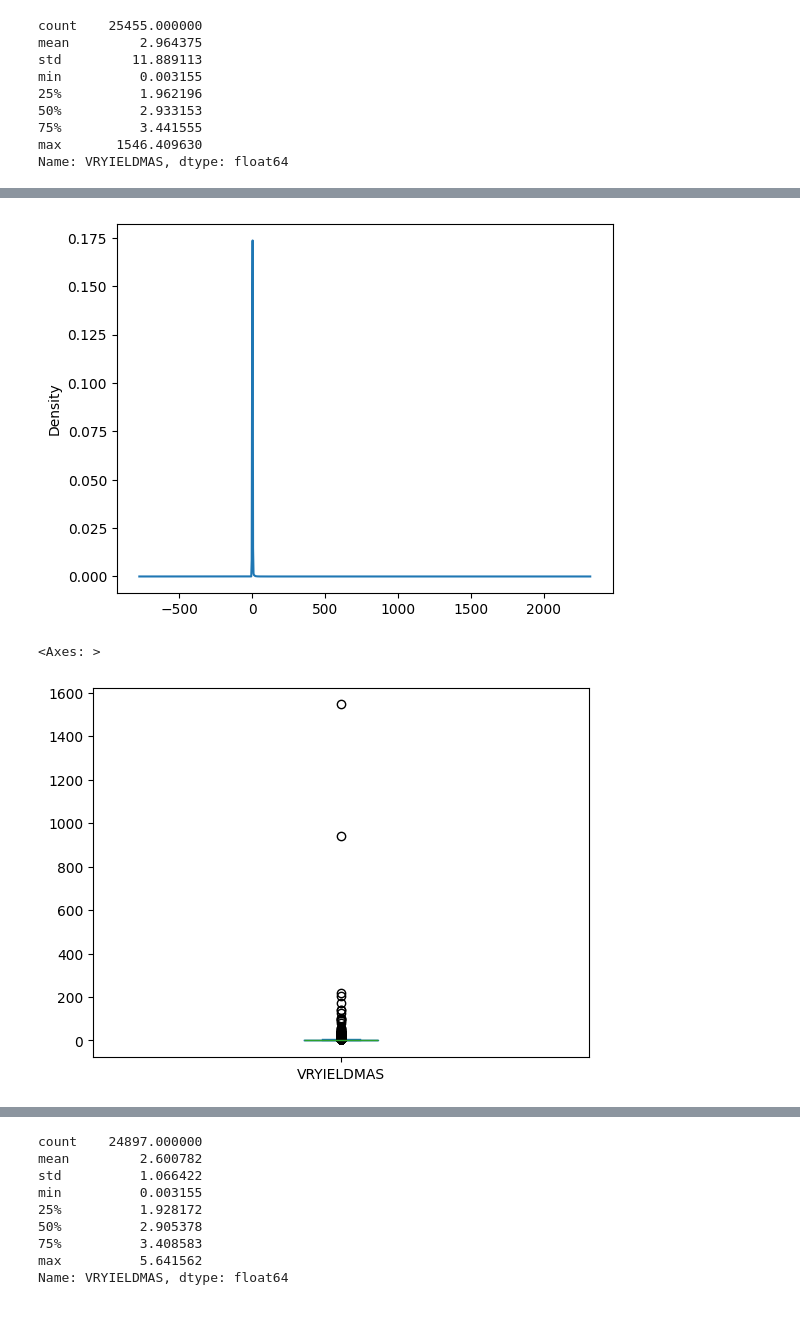
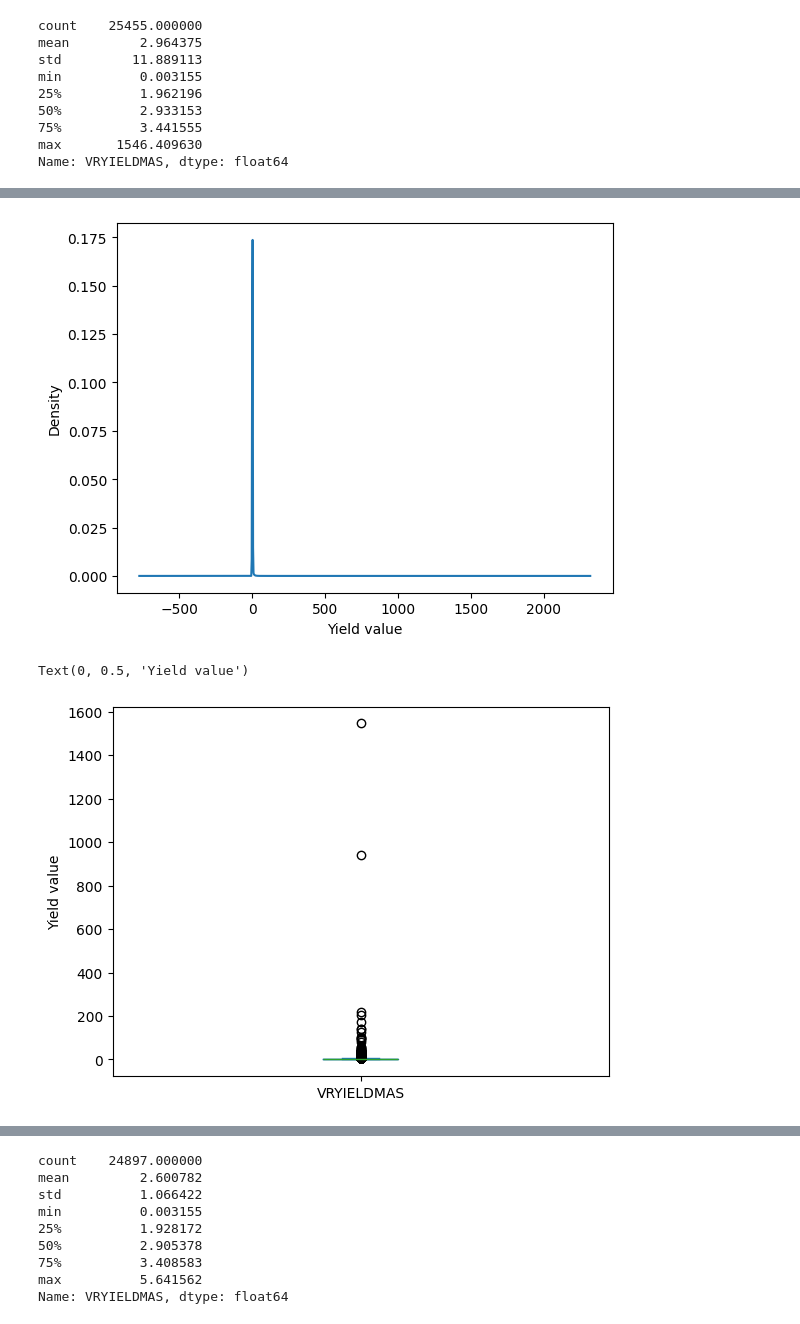
Before and after one commit to katjakovalchuk/Diploma_Fertilizer_Recomendation_System_Kovalchuk, a Jupyter notebook: 1_preprocessing_data.ipynb, the cells around one changed output, grey strips where cells are left out. Saved outputs shown, nothing was run; the diff lists cells and outputs as text; code cells hidden in the pictures.

```diff
--- a/1_preprocessing_data.ipynb
+++ b/1_preprocessing_data.ipynb
@@ -14,7 +14,7 @@ from dotenv import load_dotenv
 # %% [markdown]
 ### 1 file
 # %%
-sunflower_df = pd.read_csv("./data_1/2022_sunflower.csv")
+sunflower_df = pd.read_csv("./data_1/field_62/2022_sunflower.csv")
 # %%
 sunflower_df.head()
 # %% [output]
@@ -50,13 +52,15 @@ Name: VRYIELDMAS, dtype: float64
 # %%
 sunflower_df[column].plot.density()
+plt.xlabel("Yield value")
 plt.show()
 # %% [output]
-[figure, old version]
+[figure, new version]
 # %%
 sunflower_df[column].plot.box()
+plt.ylabel("Yield value")
 # %% [output]
-<Axes: >
+Text(0, 0.5, 'Yield value')
-[figure, old version]
+[figure, new version]
 # %%
 col = sunflower_df[column].astype(float)
 Q1 = np.percentile(col, 25)
```
Also changed, not shown: parts of 66 cells of this notebook, 31 other files.
